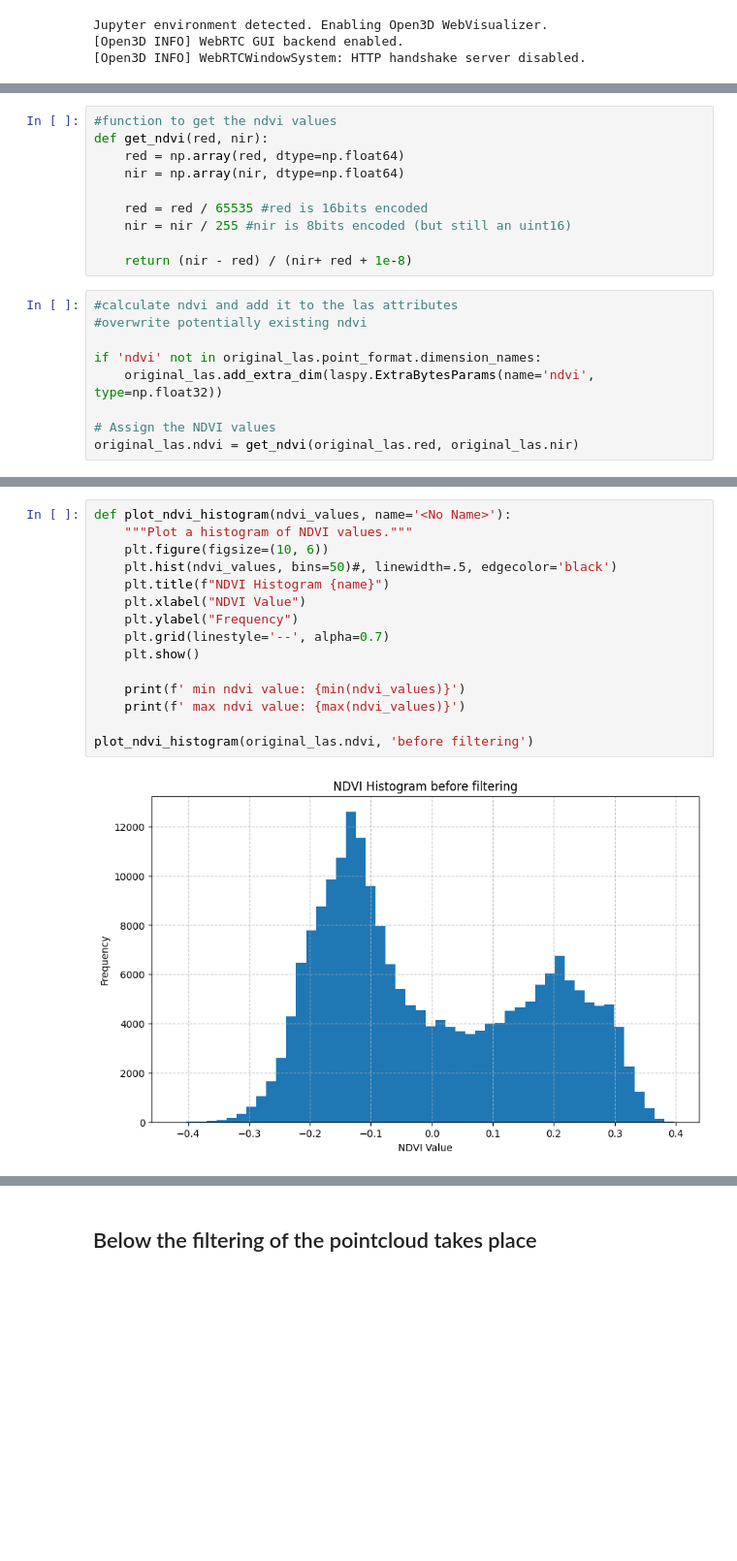
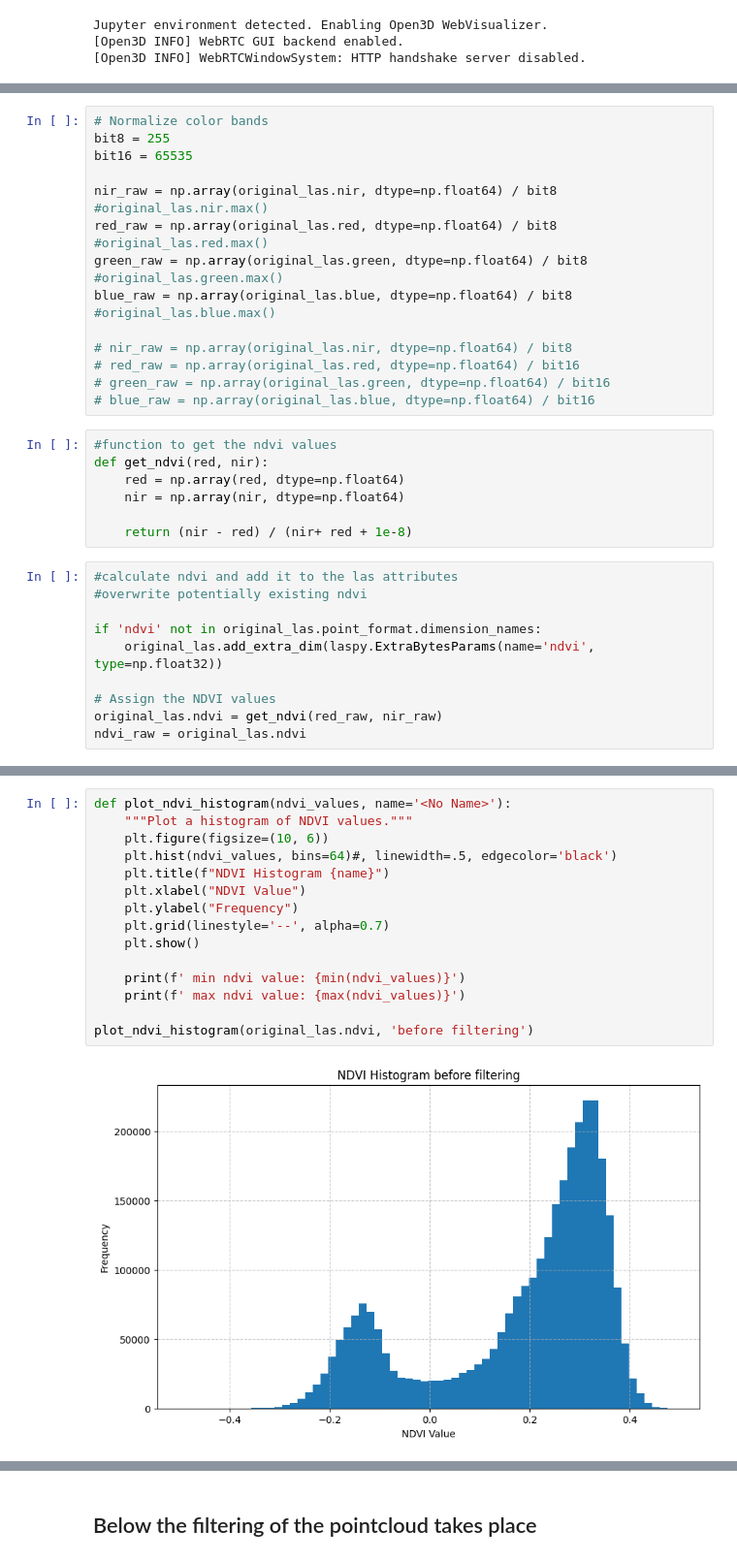
Before and after one commit to NoahAlting/MSc_thesis, a Jupyter notebook: code/fresh.ipynb, the cells around one changed output, grey strips where cells are left out. Shown at 97% size. Drawn from its saved outputs; the diff is of its cells as text; blank space fills up the shorter version.

```diff
--- a/code/fresh.ipynb
+++ b/code/fresh.ipynb
@@ -45,12 +63,23 @@ nir                       uint16
+# %%
+# Normalize color bands
+bit8 = 255
+bit16 = 65535
+
+nir_raw = np.array(original_las.nir, dtype=np.float64) / bit8 #original_las.nir.max()
+red_raw = np.array(original_las.red, dtype=np.float64) / bit8 #original_las.red.max()
+green_raw = np.array(original_las.green, dtype=np.float64) / bit8 #original_las.green.max()
+blue_raw = np.array(original_las.blue, dtype=np.float64) / bit8 #original_las.blue.max()
+
+# nir_raw = np.array(original_las.nir, dtype=np.float64) / bit8
+# red_raw = np.array(original_las.red, dtype=np.float64) / bit16
+# green_raw = np.array(original_las.green, dtype=np.float64) / bit16
+# blue_raw = np.array(original_las.blue, dtype=np.float64) / bit16
 # %%
 #function to get the ndvi values
 def get_ndvi(red, nir):
     red = np.array(red, dtype=np.float64)
     nir = np.array(nir, dtype=np.float64)
 
-    red = red / 65535 #red is 16bits encoded
-    nir = nir / 255 #nir is 8bits encoded (but still an uint16)
-
     return (nir - red) / (nir+ red + 1e-8)
 # %%
 #calculate ndvi and add it to the las attributes
@@ -60,4 +89,5 @@ if 'ndvi' not in original_las.point_format.dimension_names:
     original_las.add_extra_dim(laspy.ExtraBytesParams(name='ndvi', type=np.float32))
 
 # Assign the NDVI values
-original_las.ndvi = get_ndvi(original_las.red, original_las.nir)
+original_las.ndvi = get_ndvi(red_raw, nir_raw)
+ndvi_raw = original_las.ndvi
@@ -64,17 +110,17 @@ original_las.ndvi = get_ndvi(original_las.red, original_las.nir)
 # %%
 def plot_ndvi_histogram(ndvi_values, name='<No Name>'):
     """Plot a histogram of NDVI values."""
     plt.figure(figsize=(10, 6))
-    plt.hist(ndvi_values, bins=50)#, linewidth=.5, edgecolor='black')
+    plt.hist(ndvi_values, bins=64)#, linewidth=.5, edgecolor='black')
     plt.title(f"NDVI Histogram {name}")
     plt.xlabel("NDVI Value")
     plt.ylabel("Frequency")
     plt.grid(linestyle='--', alpha=0.7)
     plt.show()
 
     print(f' min ndvi value: {min(ndvi_values)}')
     print(f' max ndvi value: {max(ndvi_values)}')
 
 plot_ndvi_histogram(original_las.ndvi, 'before filtering')
 # %% [output]
-[figure, old version]
+[figure, new version]
```
Also changed, not shown: parts of 12 cells of this notebook, 5 other files.
